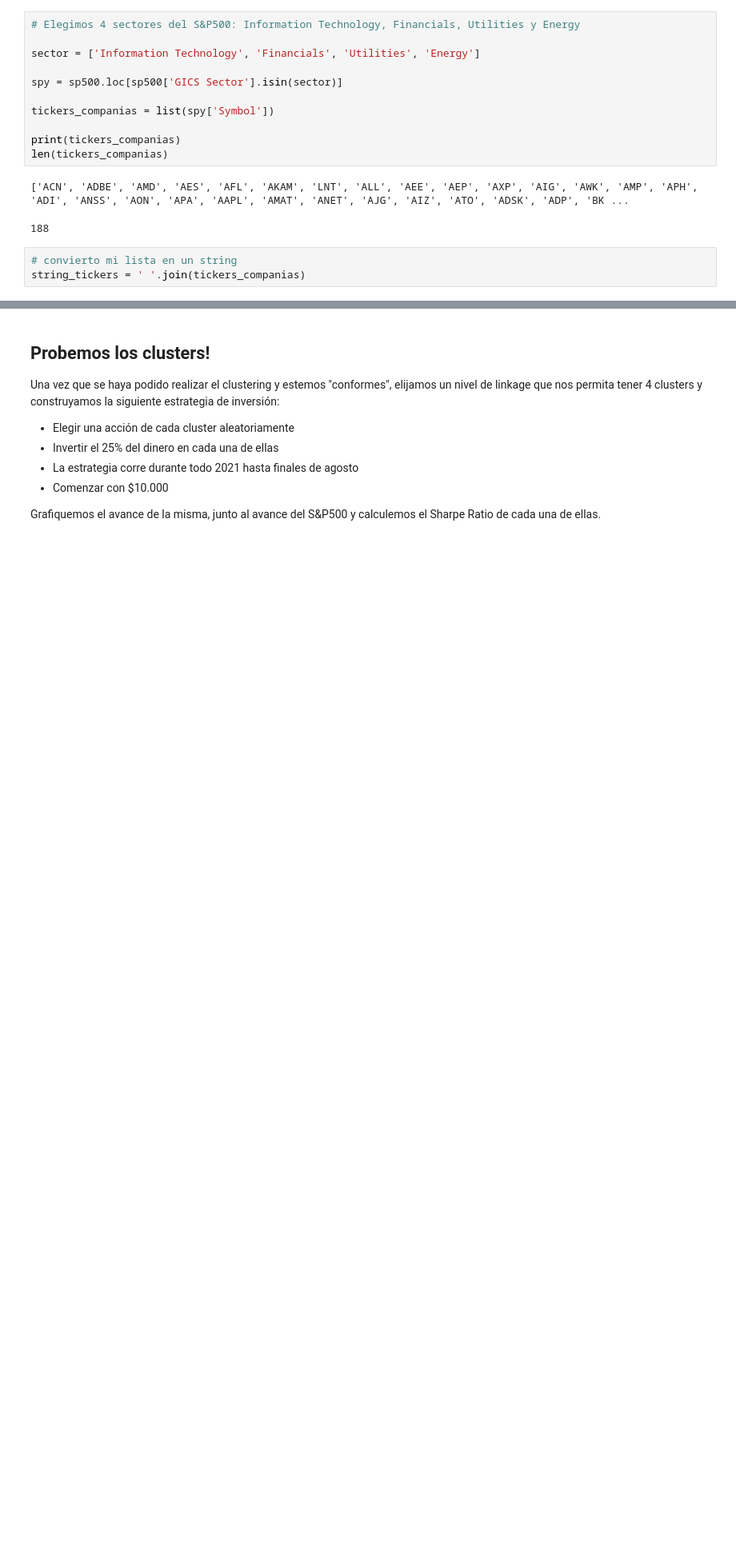
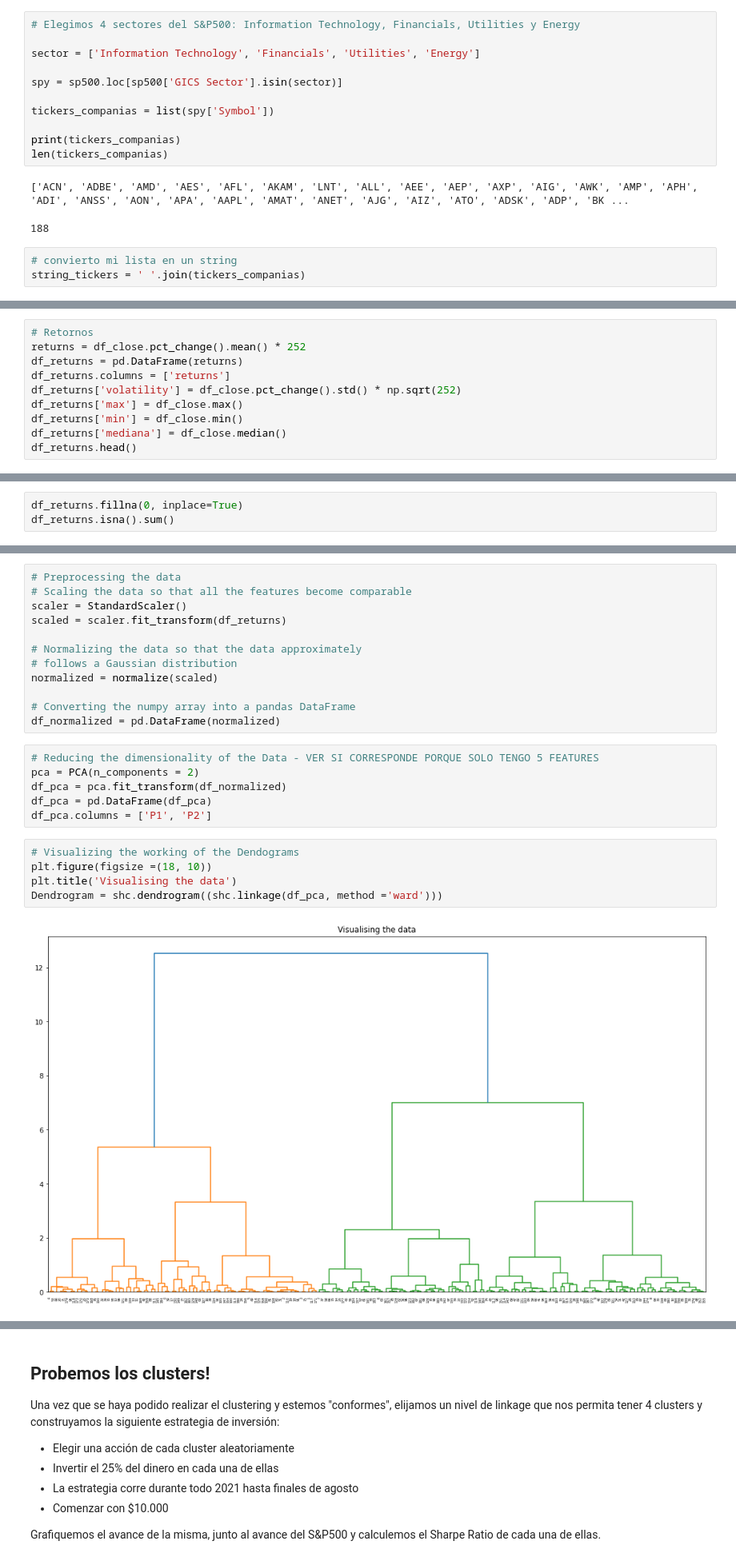
Before and after one commit to VirgniaAmb/MLBolsaMentoria2021, a Jupyter notebook: Avances/practico_5_aprendizaje_no_supervisado_vir.ipynb, the cells around one changed output, grey strips where cells are left out. Shown at 80% size. Saved outputs shown, nothing was run; the diff lists cells and outputs as text; blank space fills up the shorter version.

```diff
--- a/Avances/practico_5_aprendizaje_no_supervisado_vir.ipynb
+++ b/Avances/practico_5_aprendizaje_no_supervisado_vir.ipynb
@@ -167,0 +179,10 @@ ValueError: Wrong number of items passed 188, placement implies 1
+# %%
+# Retornos
+returns = df_close.pct_change().mean() * 252
+df_returns = pd.DataFrame(returns)
+df_returns.columns = ['returns']
+df_returns['volatility'] = df_close.pct_change().std() * np.sqrt(252)
+df_returns['max'] = df_close.max()
+df_returns['min'] = df_close.min()
+df_returns['mediana'] = df_close.median()
+df_returns.head()
@@ -167,0 +205,3 @@ ValueError: Wrong number of items passed 188, placement implies 1
+# %%
+df_returns.fillna(0, inplace=True)
+df_returns.isna().sum()
@@ -167,0 +215,25 @@ ValueError: Wrong number of items passed 188, placement implies 1
+# %%
+# Preprocessing the data
+# Scaling the data so that all the features become comparable
+scaler = StandardScaler()
+scaled = scaler.fit_transform(df_returns)
+
+# Normalizing the data so that the data approximately
+# follows a Gaussian distribution
+normalized = normalize(scaled)
+
+# Converting the numpy array into a pandas DataFrame
+df_normalized = pd.DataFrame(normalized)
+# %%
+# Reducing the dimensionality of the Data - VER SI CORRESPONDE PORQUE SOLO TENGO 5 FEATURES
+pca = PCA(n_components = 2)
+df_pca = pca.fit_transform(df_normalized)
+df_pca = pd.DataFrame(df_pca)
+df_pca.columns = ['P1', 'P2']
+# %%
+# Visualizing the working of the Dendograms
+plt.figure(figsize =(18, 10))
+plt.title('Visualising the data')
+Dendrogram = shc.dendrogram((shc.linkage(df_pca, method ='ward')))
+# %% [output]
+[figure, added]
```
Also changed, not shown: parts of 29 cells of this notebook.
